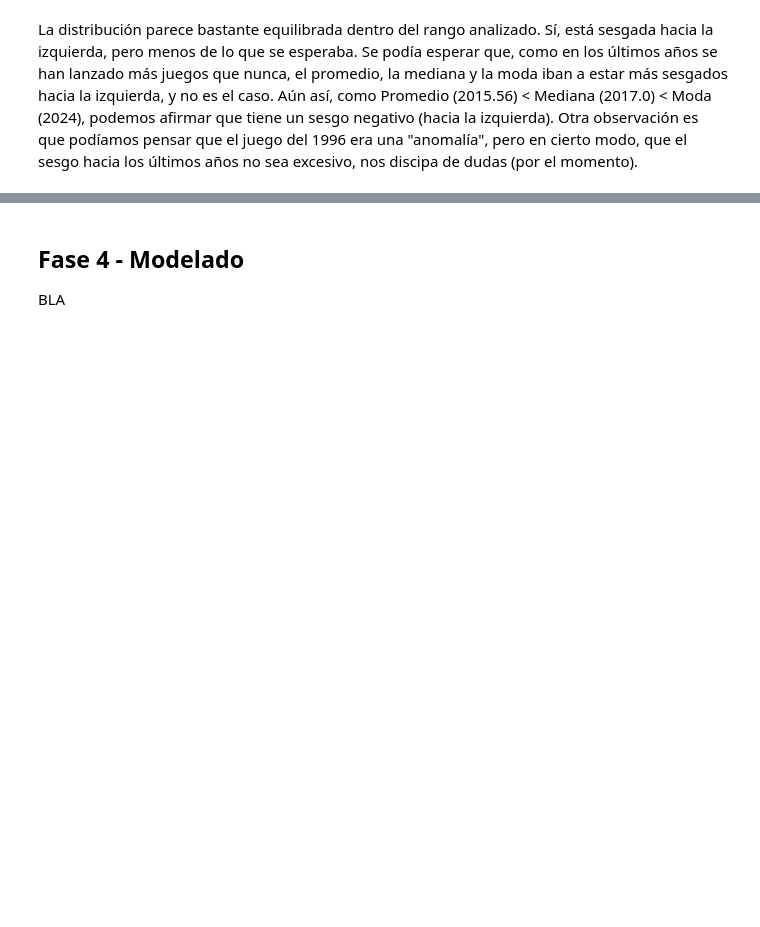
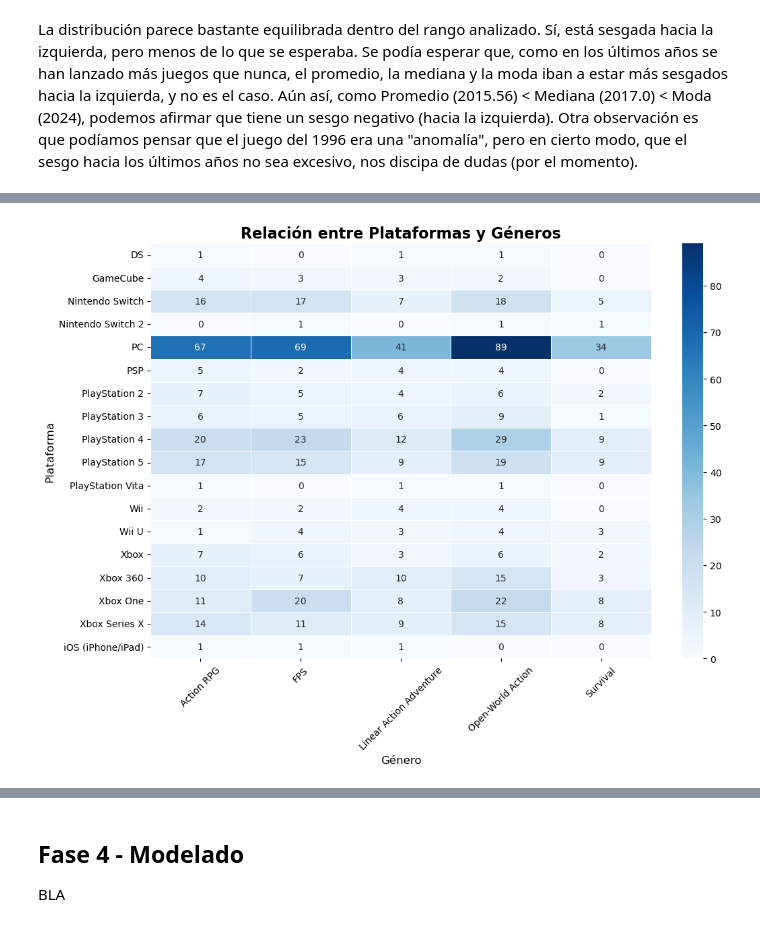
Before and after one commit to SantiagoCiaponi/data-science, a Jupyter notebook: data_mining.ipynb, the cells around one changed output, grey strips where cells are left out. Drawn from its saved outputs; the diff is of its cells as text; code cells hidden in the pictures; blank space fills up the shorter version.

```diff
--- a/data_mining.ipynb
+++ b/data_mining.ipynb
@@ -325,0 +618,23 @@ BLA
+# %%
+df_gen = df.assign(genero=df['genres'].str.split(',')).explode('genero')
+df_gen['genero'] = df_gen['genero'].str.strip()
+
+df_plat_gen = df_gen.assign(plataforma=df_gen['platforms'].str.split(',')).explode('plataforma')
+df_plat_gen['plataforma'] = df_plat_gen['plataforma'].str.strip()
+
+tabla_cruzada = pd.crosstab(df_plat_gen['plataforma'], df_plat_gen['genero'])
+
+
+plt.figure(figsize=(12, 8)) # Hacemos el lienzo un poco más grande
+
+sns.heatmap(tabla_cruzada, annot=True, cmap='Blues', fmt='d', linewidths=.5)
+
+plt.title('Relación entre Plataformas y Géneros', fontsize=16, fontweight='bold')
+plt.ylabel('Plataforma', fontsize=12)
+plt.xlabel('Género', fontsize=12)
+
+plt.xticks(rotation=45)
+
+plt.show()
+# %% [output]
+[figure, added]
```
Also changed, not shown: parts of 136 cells of this notebook.
